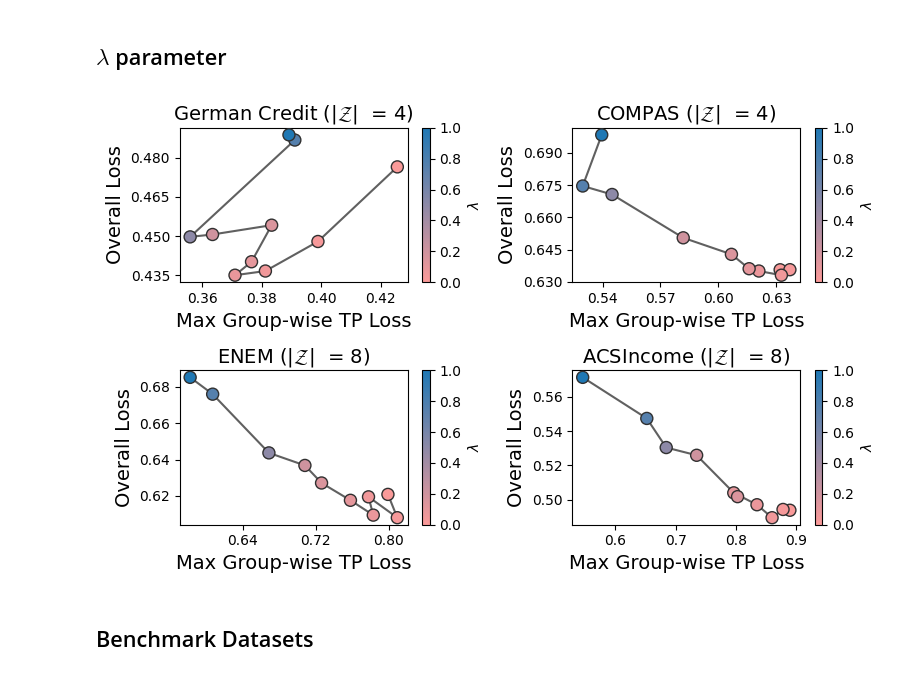
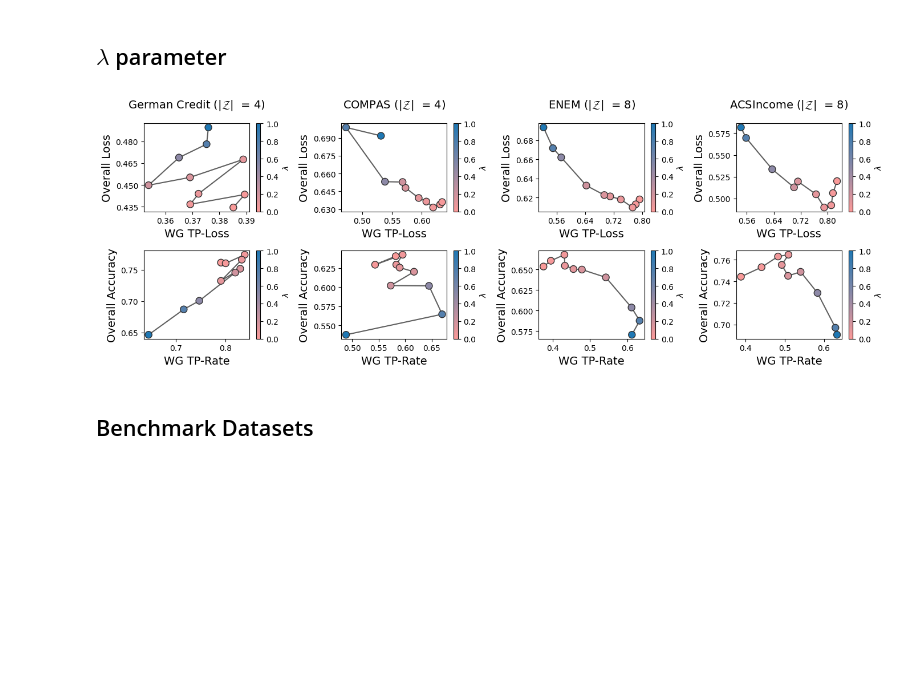
Before and after one commit to hiaac-finance/m2fgb, a Jupyter notebook: notebooks/plot_results.ipynb, the cells around one changed output. Saved outputs shown, nothing was run; the diff lists cells and outputs as text; code cells hidden in the pictures; blank space fills up the shorter version.

```diff
--- a/notebooks/plot_results.ipynb
+++ b/notebooks/plot_results.ipynb
@@ -78,7 +88,7 @@ import utils
 # %%
 args = {
-    "dataset" : "german",
-    "n_groups" : 4,
+    "dataset" : "enem",
+    "n_groups" : 8,
 }
 X_train, A_train, Y_train, X_val, A_val, Y_val, X_test, A_test, Y_test = (
     data.get_strat_split(args["dataset"], args["n_groups"], 20, SEED)
@@ -176,0 +98,5 @@ plt.show()
+# %%
+params = {
+    "learning_rate" : 0.1,
+    "multiplier_learning_rate" : 0.01,
+}
@@ -178,66 +235,90 @@ plt.show()
 ## $\lambda$ parameter
 # %%
 norm=matplotlib.colors.Normalize(0, 1)
-#norm=matplotlib.colors.Normalize(0,0.5)
 cmap = matplotlib.colors.LinearSegmentedColormap.from_list("", ["#fb9a99","#1f78b4"])
 
-fig, axs = plt.subplots(nrows =2, ncols = 2, figsize = (8, 5))
-axs = axs.flatten()
+fig, axs = plt.subplots(nrows = 2, ncols = 4, figsize = (14, 5))
+#axs = axs.flatten()
 
 for i, dataset in enumerate(["german_4", "compas_4", "enem_8", "acsincome_8"]):
     n_groups = int(dataset.split("_")[1])
 
 
     try:
-        results = pd.read_csv(f"../results_aaai/experiment_new/fair_weight/{dataset}g/M2FGBClassifier_tpr/train.csv")
-        trials = pd.read_csv(f"../results_aaai/experiment_new/fair_weight/{dataset}g/M2FGBClassifier_tpr/trials.csv")
+        results = pd.read_csv(f"../results_aaai/experiment/fair_weight/{dataset}g/M2FGBClassifier_v1_tpr/train.csv")
+        trials = pd.read_csv(f"../results_aaai/experiment/fair_weight/{dataset}g/M2FGBClassifier_v1_tpr/trials.csv")
         results = results.merge(trials)
 
         results["fair_weight"] = results.params_fair_weight
+        #results = results[results.fair_weight < 1]
         results = results.loc[:, results.dtypes == "float"].groupby("fair_weight").mean().reset_index()
 
 
+        # differentiable metric
 
-
-        cm = axs[i].scatter(
+        cm = axs[0, i].scatter(
             results.max_logloss_tpr,
             results.logloss,
             c = results.fair_weight,
             cmap = cmap,
             norm = norm,
             zorder = 100,
             s = 75,
             ec = "#303030",
         )
 
-        axs[i].plot(
+        axs[0, i].plot(
             results.max_logloss_tpr,
             results.logloss,
+            c = "#606060",
+        )
+
+        # non-differentiable metric
+
+
+        cm = axs[1, i].scatter(
+            results.min_tpr,
+            results.acc,
+            c = results.fair_weight,
+            cmap = cmap,
+            norm = norm,
+            zorder = 100,
+            s = 75,
+            ec = "#303030",
+        )
+
+        axs[1, i].plot(
+            results.min_tpr,
+            results.acc,
             c = "#606060",
         )
 
     except:
         pass
 
     dataset = dataset.split("_")[0]
 
-    axs[i].set_xlabel("Max Group-wise TP Loss", fontsize = 14)
-    axs[i].set_ylabel("Overall Loss", fontsize = 14)
+    axs[0, i].set_xlabel("WG TP-Loss", fontsize = 14)
+    axs[0, i].set_ylabel("Overall Loss", fontsize = 14)
 
-    axs[i].set_title(dataset_names[dataset] + " (|$\mathcal{Z}$|  " + f"= {n_groups})", fontsize = 14)
+    axs[1, i].set_xlabel("WG TP-Rate", fontsize = 14)
+    axs[1, i].set_ylabel("Overall Accuracy", fontsize = 14)
+
+    axs[0, i].set_title(dataset_names[dataset] + " (|$\mathcal{Z}$|  " + f"= {n_groups})", fontsize = 14, pad = 20)
 
     # make x and y axis only have 4 ticks each
-    axs[i].xaxis.set_major_locator(plt.MaxNLocator(4))
-    axs[i].yaxis.set_major_locator(plt.MaxNLocator(5))
+    axs[0, i].xaxis.set_major_locator(plt.MaxNLocator(4))
+    axs[0, i].yaxis.set_major_locator(plt.MaxNLocator(5))
     # add colorbar
-    fig.colorbar(cm, ax=axs[i], label="$\lambda$")
+    fig.colorbar(cm, ax=axs[0, i], label="$\lambda$")
+    fig.colorbar(cm, ax=axs[1, i], label="$\lambda$")
 
 plt.tight_layout()
 
 plt.savefig("../figs/fair_weight.pdf", dpi = 300)
 plt.show()
 # %% [output]
-[figure, old version]
+[figure, new version]
 # %% [markdown]
 ## Benchmark Datasets
 # %%
```
Also changed, not shown: parts of 21 cells of this notebook, 3 other files.
